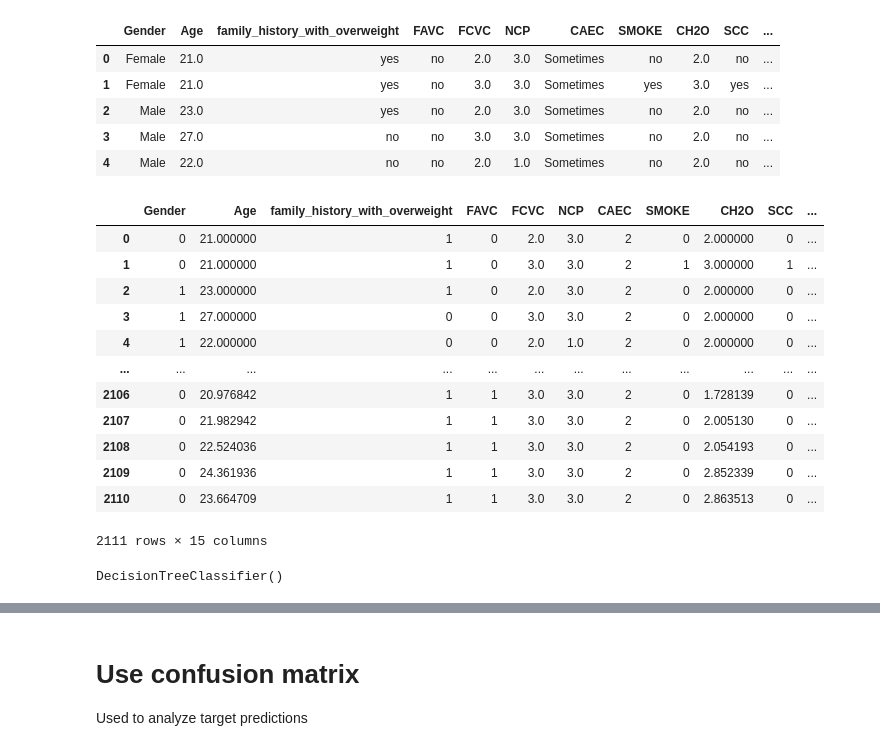
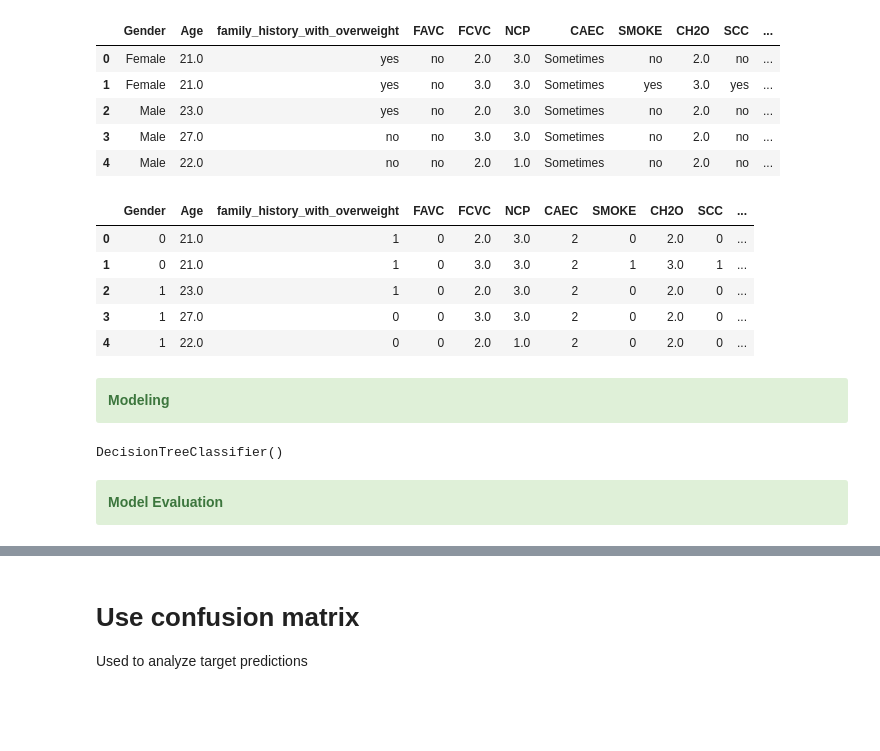
Before and after one commit to dgtzm99/SHAP-Methods-for-Model-Explainability, a Jupyter notebook: case2_Decision_Tree.ipynb, the cells around one changed output, grey strips where cells are left out. Saved outputs shown, nothing was run; the diff lists cells and outputs as text; code cells hidden in the pictures; blank space fills up the shorter version.

```diff
--- a/case2_Decision_Tree.ipynb
+++ b/case2_Decision_Tree.ipynb
@@ -82,34 +76,21 @@ for col in columns:
 
 data_enc = data.copy()
 # %%
-from sklearn.preprocessing import OneHotEncoder
-from sklearn.preprocessing import LabelEncoder
-
+# transform categorical data to numberical
 category = ['Gender','family_history_with_overweight', 'FAVC', 'CAEC',
            'SMOKE', 'SCC', 'CALC', 'MTRANS', 'NObeyesdad']
 encoder_list = []
 for c in category:
     encoder = LabelEncoder()
     data_enc[c] = encoder.fit_transform(data_enc[c])
     encoder_list.append(encoder)
 
-# for i in range(len(encoder_list)):
-#     cat = category[i]
-#     encoder = encoder_list[i]
-#     data_enc[cat] = encoder.inverse_transform(data_enc[cat])
-data_enc
+data_enc.head()
 # %% [output]
 |  | Gender | Age | family_history_with_overweight | FAVC | FCVC | NCP | CAEC | SMOKE | CH2O | SCC | ... |
-| 0 | 0 | 21.000000 | 1 | 0 | 2.0 | 3.0 | 2 | 0 | 2.000000 | 0 | ... |
-| 1 | 0 | 21.000000 | 1 | 0 | 3.0 | 3.0 | 2 | 1 | 3.000000 | 1 | ... |
-| 2 | 1 | 23.000000 | 1 | 0 | 2.0 | 3.0 | 2 | 0 | 2.000000 | 0 | ... |
-| 3 | 1 | 27.000000 | 0 | 0 | 3.0 | 3.0 | 2 | 0 | 2.000000 | 0 | ... |
-| 4 | 1 | 22.000000 | 0 | 0 | 2.0 | 1.0 | 2 | 0 | 2.000000 | 0 | ... |
-| ... | ... | ... | ... | ... | ... | ... | ... | ... | ... | ... | ... |
-| 2106 | 0 | 20.976842 | 1 | 1 | 3.0 | 3.0 | 2 | 0 | 1.728139 | 0 | ... |
-| 2107 | 0 | 21.982942 | 1 | 1 | 3.0 | 3.0 | 2 | 0 | 2.005130 | 0 | ... |
-| 2108 | 0 | 22.524036 | 1 | 1 | 3.0 | 3.0 | 2 | 0 | 2.054193 | 0 | ... |
-| 2109 | 0 | 24.361936 | 1 | 1 | 3.0 | 3.0 | 2 | 0 | 2.852339 | 0 | ... |
-| 2110 | 0 | 23.664709 | 1 | 1 | 3.0 | 3.0 | 2 | 0 | 2.863513 | 0 | ... |
+| 0 | 0 | 21.0 | 1 | 0 | 2.0 | 3.0 | 2 | 0 | 2.0 | 0 | ... |
+| 1 | 0 | 21.0 | 1 | 0 | 3.0 | 3.0 | 2 | 1 | 3.0 | 1 | ... |
+| 2 | 1 | 23.0 | 1 | 0 | 2.0 | 3.0 | 2 | 0 | 2.0 | 0 | ... |
+| 3 | 1 | 27.0 | 0 | 0 | 3.0 | 3.0 | 2 | 0 | 2.0 | 0 | ... |
+| 4 | 1 | 22.0 | 0 | 0 | 2.0 | 1.0 | 2 | 0 | 2.0 | 0 | ... |
-2111 rows × 15 columns
 # %%
@@ -116,11 +98,15 @@ data_enc
 X, y = data_enc.iloc[:,:-1], data_enc.iloc[:,-1]
 X_train, X_test, y_train, y_test = train_test_split(X, y, test_size=0.2,
                                                     random_state=1)
+# %% [markdown]
+<div class="alert alert-block alert-success" id='modeling'><strong>Modeling</strong></div>
 # %%
 model = DecisionTreeClassifier()
 model.fit(X_train, y_train)
 # %% [output]
 DecisionTreeClassifier()
+# %% [markdown]
+<div class="alert alert-block alert-success" id='evaluation'><strong>Model Evaluation</strong></div>
 # %%
 y_pred = model.predict(X_test)
 accuracy = accuracy_score(y_test, y_pred)
```
Also changed, not shown: parts of 53 cells of this notebook, 22 other files.
